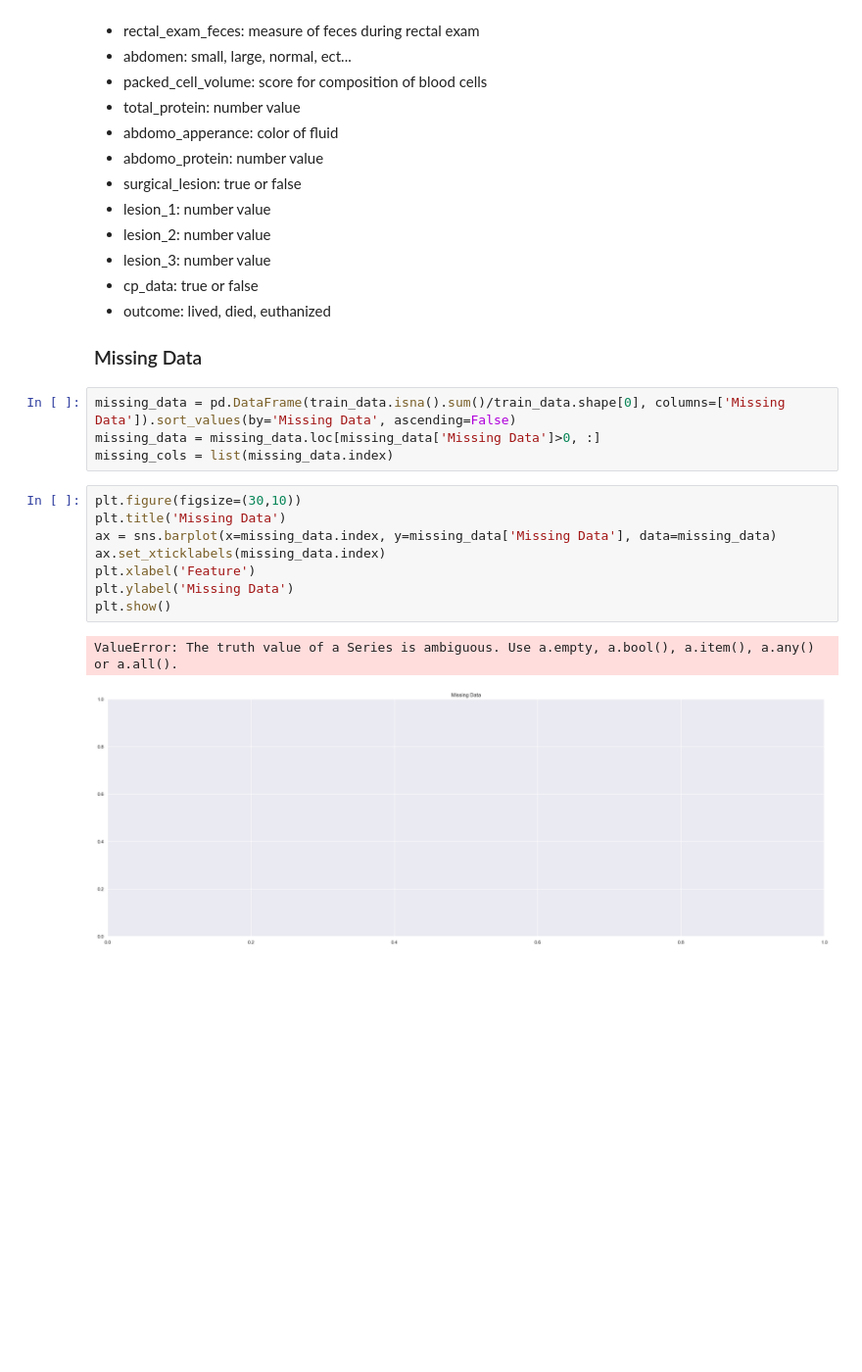
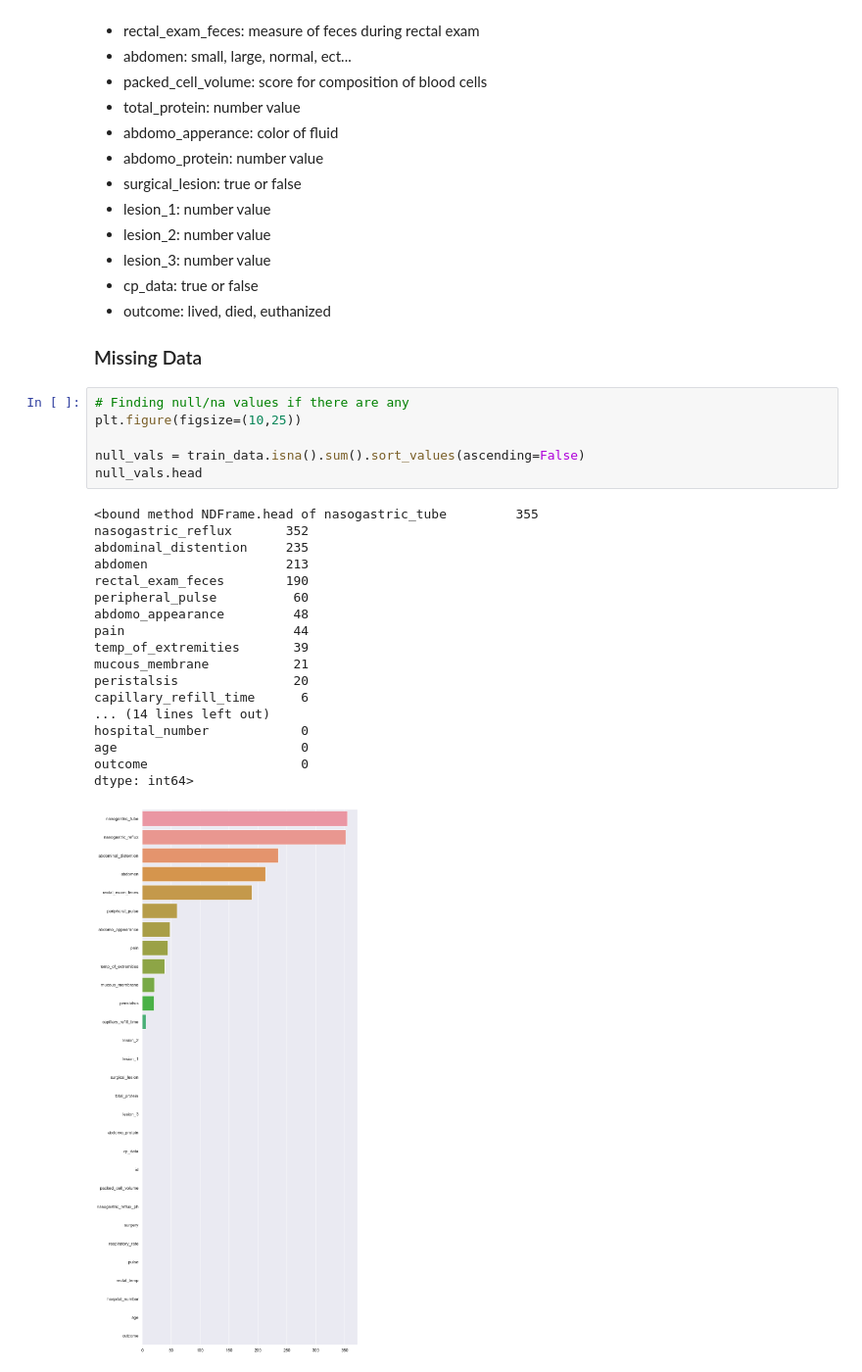
Before and after one commit to DKF-92/Healthy-Horses, a Jupyter notebook: HealthyHorsesSubmission.ipynb, the cells around one changed output. Shown at 98% size. Cells and saved outputs as stored; diff of their text form; blank space fills up the shorter version.

Commit message:
Missing values function

```diff
--- a/HealthyHorsesSubmission.ipynb
+++ b/HealthyHorsesSubmission.ipynb
@@ -72,18 +72,28 @@ Notes on data:
 - outcome: lived, died, euthanized
 
 ### Missing Data
-# %%
-missing_data = pd.DataFrame(train_data.isna().sum()/train_data.shape[0], columns=['Missing Data']).sort_values(by='Missing Data', ascending=False)
-missing_data = missing_data.loc[missing_data['Missing Data']>0, :]
-missing_cols = list(missing_data.index)
-# %%
-plt.figure(figsize=(30,10))
-plt.title('Missing Data')
-ax = sns.barplot(x=missing_data.index, y=missing_data['Missing Data'], data=missing_data)
-ax.set_xticklabels(missing_data.index)
-plt.xlabel('Feature')
-plt.ylabel('Missing Data')
-plt.show()
-# %% [output]
-ValueError: The truth value of a Series is ambiguous. Use a.empty, a.bool(), a.item(), a.any() or a.all().
-[figure, removed]
+# %%
+# Finding null/na values if there are any
+plt.figure(figsize=(10,25))
+
+null_vals = train_data.isna().sum().sort_values(ascending=False)
+null_vals.head
+# %% [output]
+<bound method NDFrame.head of nasogastric_tube         355
+nasogastric_reflux       352
+abdominal_distention     235
+abdomen                  213
+rectal_exam_feces        190
+peripheral_pulse          60
+abdomo_appearance         48
+pain                      44
+temp_of_extremities       39
+mucous_membrane           21
+peristalsis               20
+capillary_refill_time      6
+... (14 lines left out)
+hospital_number            0
+age                        0
+outcome                    0
+dtype: int64>
+[figure, added]
```
Also changed, not shown: parts of 1 cell of this notebook, 1 other file.
